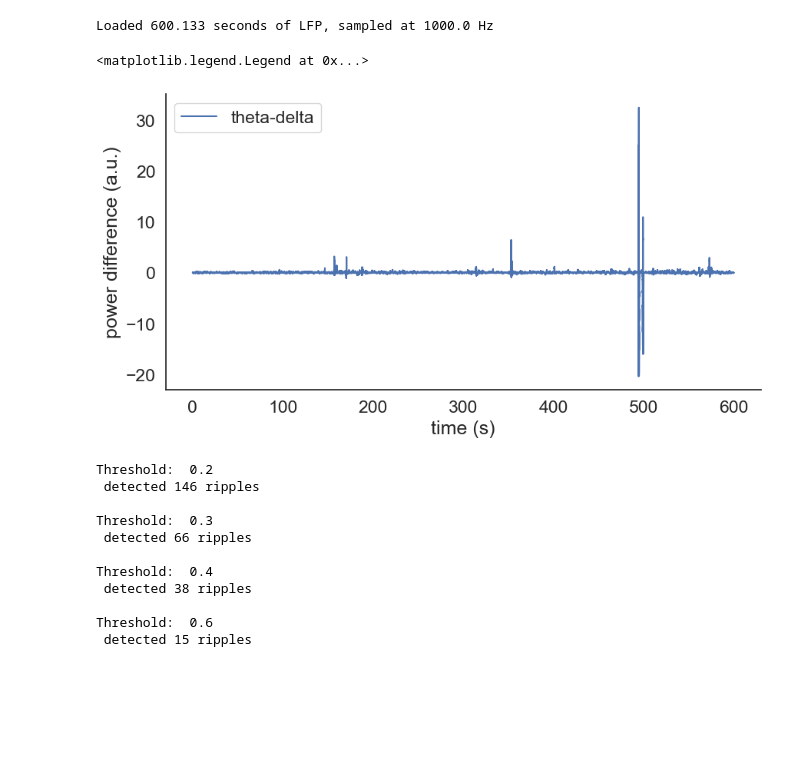
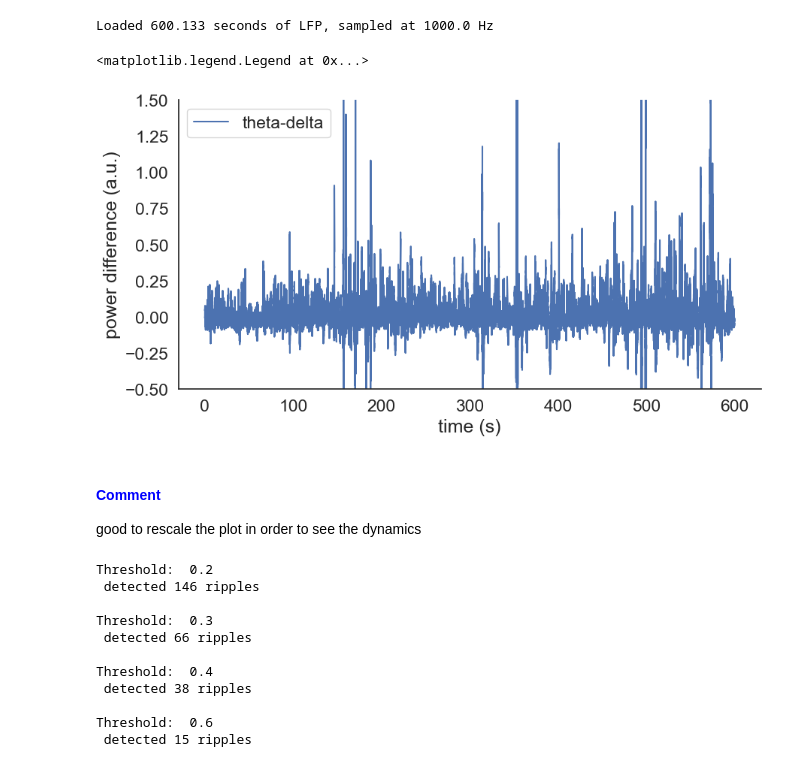
Before and after one commit to ATB33/Neuro-Analysis, a Jupyter notebook: 01-local_field_potential/exercises_AchimBrinkop.ipynb, the cells around one changed output. Saved outputs shown, nothing was run; the diff lists cells and outputs as text; code cells hidden in the pictures; blank space fills up the shorter version.

Commit message:
Francescos comments

```diff
--- a/01-local_field_potential/exercises_AchimBrinkop.ipynb
+++ b/01-local_field_potential/exercises_AchimBrinkop.ipynb
@@ -346,35 +352,38 @@ end = 600 # in seconds
 low_freq_ = [2,6]
 high_freq_ = [4,10]
 
 sig_sleep = sleep_lfp[int(start*sampling_rate):int(end*sampling_rate)]
 sig_sleep = sig_sleep - np.mean(sig_sleep) # get rid of 0 frequency component
 
 frequencies =  [np.linspace(low_freq_[0],high_freq_[0],100)/sampling_rate,np.linspace(low_freq_[1],high_freq_[1],100)/sampling_rate]
 wavelet = 'cmor1.0-1.0'
 label_= ['2-4 Hz', '6-10 Hz']
 power = 2*[None]
 zscore_ = 2*[None]
 
 plt.figure(figsize=(10,5))
 
 for i in range(0,2):
     scales = scale2frequency(wavelet, frequencies[i])
     cwtmatr, _ = cwt(sig_sleep, wavelet=wavelet, scales=scales[i],
                   sampling_period=1.0/sampling_rate)
     power[i] = np.mean(abs(cwtmatr)**2,axis=0)
     zscore_[i] = stats.zscore(power[i])
 
 
 zscoredPower_diff = zscore_[1] - zscore_[0]
 plt.plot(np.linspace(start,end,len(zscoredPower_diff)),zscoredPower_diff,label = 'theta-delta')
 
 plt.xlabel('time (s)')
 plt.ylabel('power difference (a.u.)')
-#plt.ylim([-0.5,1.5])
+plt.ylim([-0.5,1.5])
 plt.legend()
 # %% [output]
 <matplotlib.legend.Legend at 0x...>
-[figure, old version]
+[figure, new version]
+# %% [markdown]
+#### <font color=blue>Comment</font>
+good to rescale the plot in order to see the dynamics
 # %%
 def ripple_idxs(ripple_mask):
     '''
```
Also changed, not shown: parts of 4 cells of this notebook.
